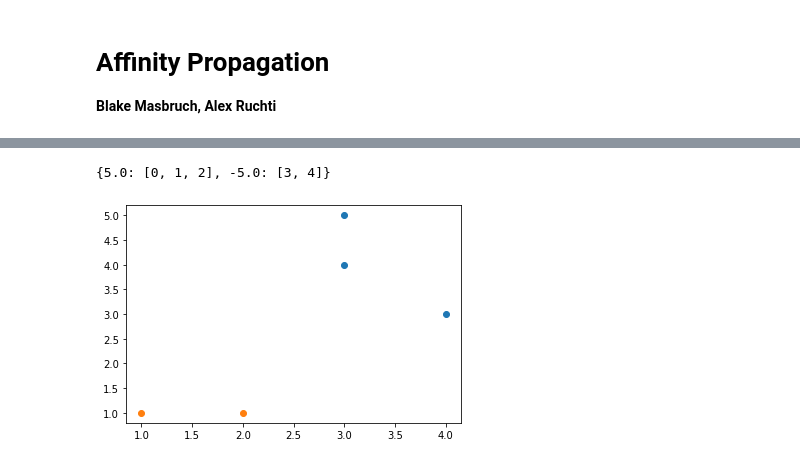
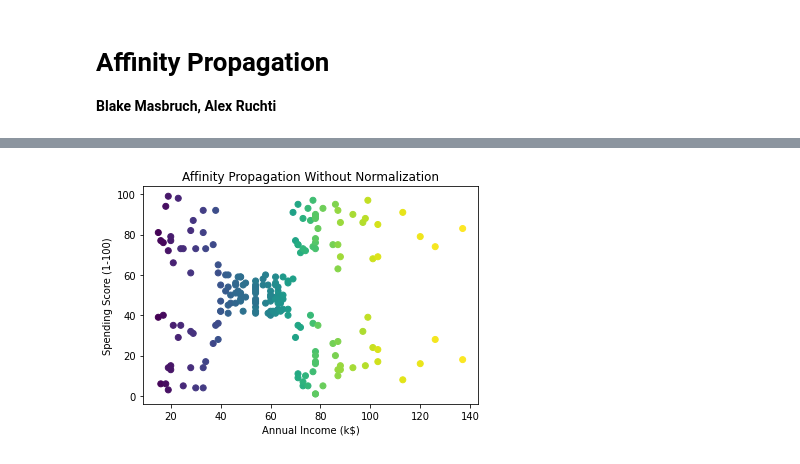
Before and after one commit to 9crusher/affinity_propagation, a Jupyter notebook: final_project_demo.ipynb, the cells around one changed output, grey strips where cells are left out. Drawn from its saved outputs; the diff is of its cells as text; code cells hidden in the pictures.

```diff
--- a/final_project_demo.ipynb
+++ b/final_project_demo.ipynb
@@ -49,12 +27,12 @@ for exemplar in clusters.keys():
-# %%
-inp = np.array([[3, 4, 3, 2 ,1 ], [4, 3, 5, 1, 1], [3, 5, 3, 3, 3], [2, 1, 3, 3, 2], [1, 1, 3, 2, 3]])
-model = AffinityPropagation()
-clusters = model.fit(inp)
-print(clusters)
-# %% [output]
-{5.0: [0, 1, 2], -5.0: [3, 4]}
-# %%
-for exemplar in clusters.keys():
-    plt.scatter(inp[clusters[exemplar]][:, 0], inp[clusters[exemplar]][:, 1])
-# %% [output]
-[figure, removed]
+# %%
+AP = AffinityPropagation(random_state=5,  preference=-2.5, damping=.7)
+# %%
+feature_names = ['Annual Income (k$)', 'Spending Score (1-100)']
+clustering = AP.fit(df_mall_customers[feature_names])
+plt.scatter(df_mall_customers['Annual Income (k$)'], df_mall_customers['Spending Score (1-100)'], c=clustering.labels_)
+plt.xlabel('Annual Income (k$)')
+plt.ylabel('Spending Score (1-100)')
+plt.title('Affinity Propagation Without Normalization')
+plt.show()
+# %% [output]
+[figure, added]
```
Also changed, not shown: parts of 9 cells of this notebook, 1 other file.
